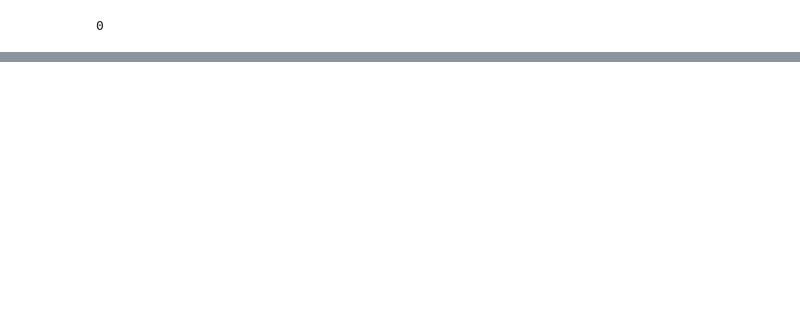
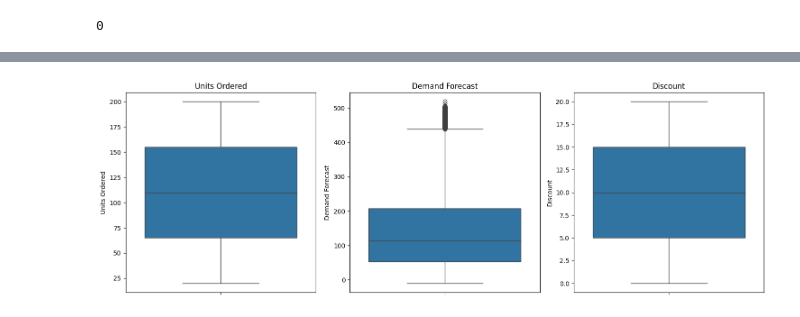
Before and after one commit to lgerardino/Inventory-analysis-and-Optimization, a Jupyter notebook: notebook4476dc0b40.ipynb, the cells around one changed output, grey strips where cells are left out. Cells and saved outputs as stored; diff of their text form; code cells hidden in the pictures; blank space fills up the shorter version.

```diff
--- a/notebook4476dc0b40.ipynb
+++ b/notebook4476dc0b40.ipynb
@@ -115,0 +211,24 @@ df.describe()
+# %%
+#create a boxplot to show outliers Unids Ordered, Demand forecast, Discount, Holiday Promotion, Competitor Pricing, Seasonality
+import matplotlib.pyplot as plt
+import seaborn as sns
+# Create the box plots
+plt.figure(figsize=(15, 5))
+
+plt.subplot(1, 3, 1)
+sns.boxplot(y=df['Units Ordered'])
+plt.title('Units Ordered')
+
+plt.subplot(1, 3, 2)
+sns.boxplot(y=df['Demand Forecast'])
+plt.title('Demand Forecast')
+
+plt.subplot(1, 3, 3)
+sns.boxplot(y=df['Discount'])
+plt.title('Discount')
+
+
+plt.tight_layout()
+plt.show()
+# %% [output]
+[figure, added]
```
Also changed, not shown: parts of 8 cells of this notebook.
